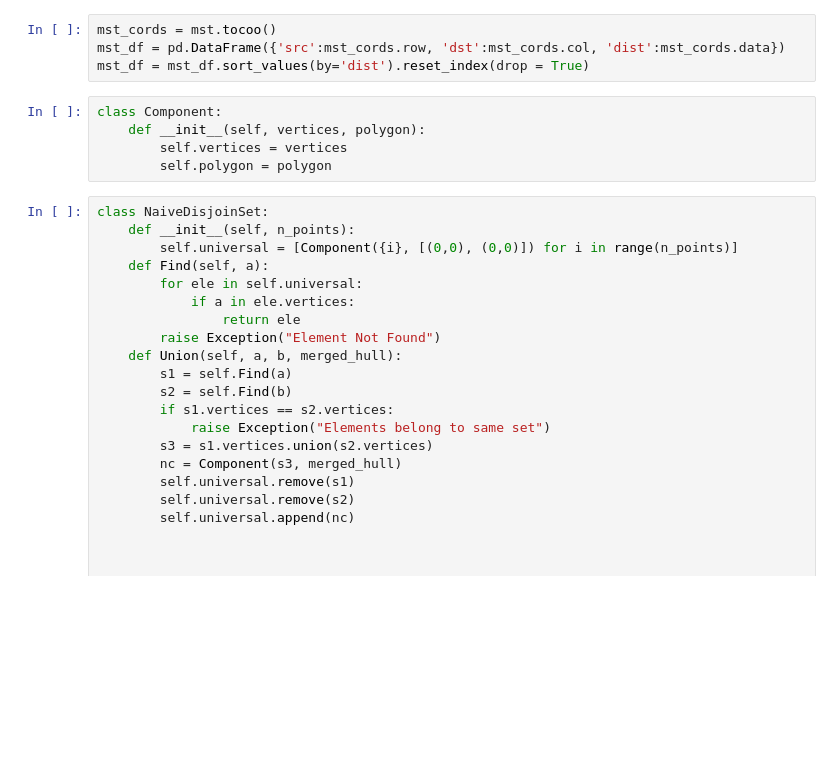
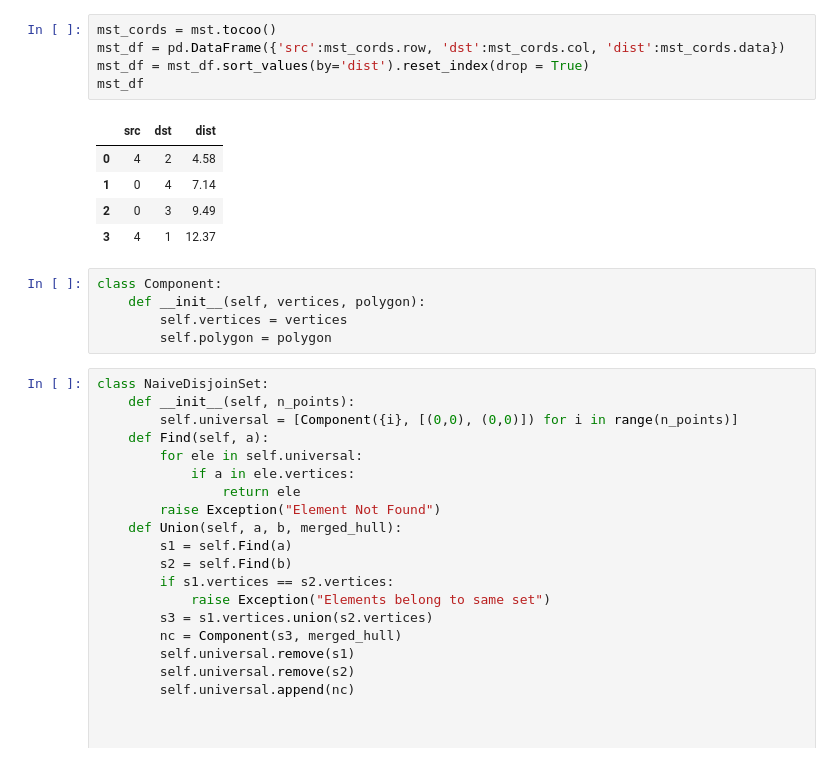
Before and after one commit to aniketbote/topomap-project, a Jupyter notebook: Topomap-prototype.ipynb, the cells around one changed output. Saved outputs shown, nothing was run; the diff lists cells and outputs as text; blank space fills up the shorter version.

```diff
--- a/Topomap-prototype.ipynb
+++ b/Topomap-prototype.ipynb
@@ -49,7 +51,14 @@ _ = nx.draw_networkx_edge_labels(G, pos=layout, edge_labels=labels)
 # %%
 mst_cords = mst.tocoo()
 mst_df = pd.DataFrame({'src':mst_cords.row, 'dst':mst_cords.col, 'dist':mst_cords.data})
 mst_df = mst_df.sort_values(by='dist').reset_index(drop = True)
+mst_df
+# %% [output]
+|  | src | dst | dist |
+| 0 | 4 | 2 | 4.58 |
+| 1 | 0 | 4 | 7.14 |
+| 2 | 0 | 3 | 9.49 |
+| 3 | 4 | 1 | 12.37 |
 # %%
 class Component:
     def __init__(self, vertices, polygon):
```
Also changed, not shown: parts of 12 cells of this notebook.
